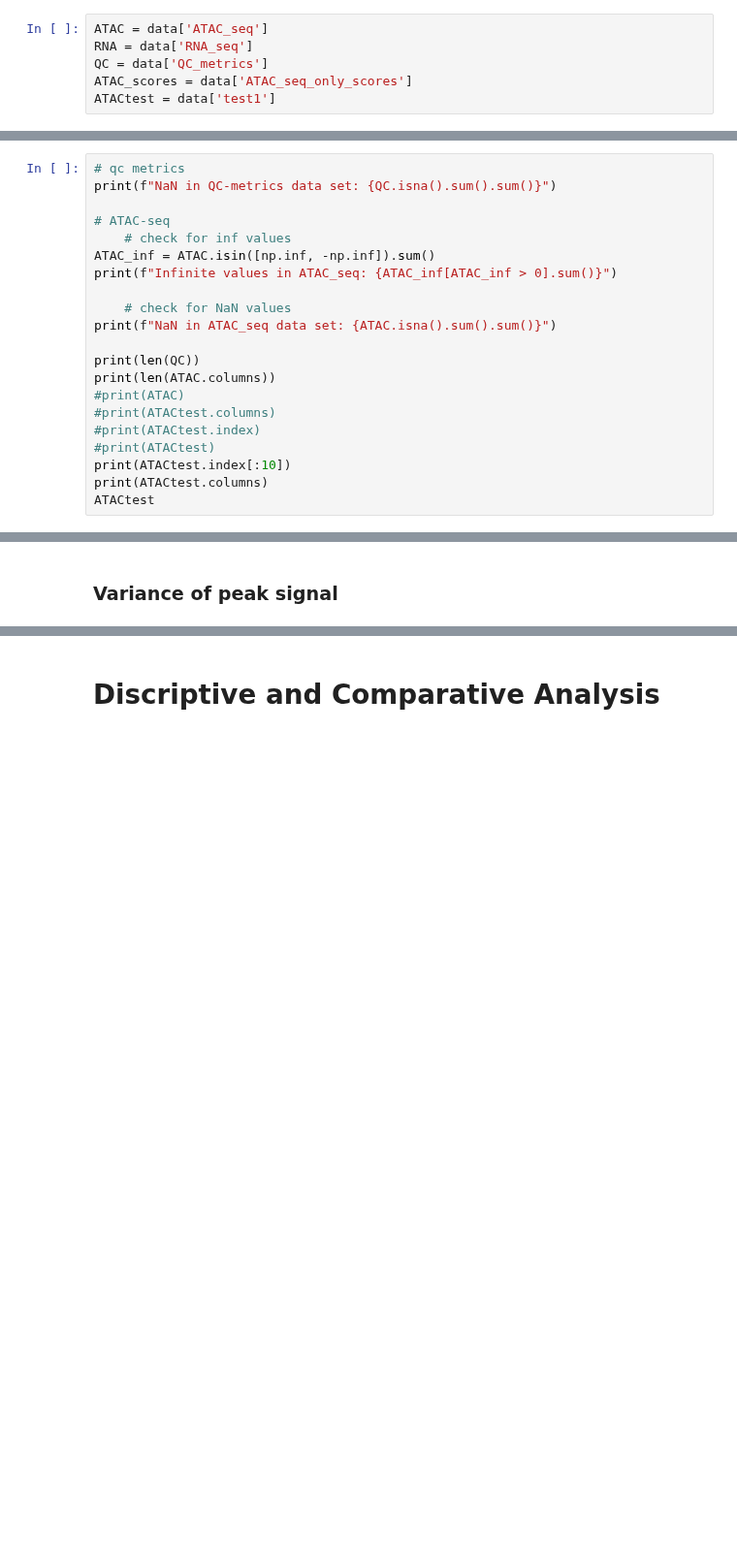
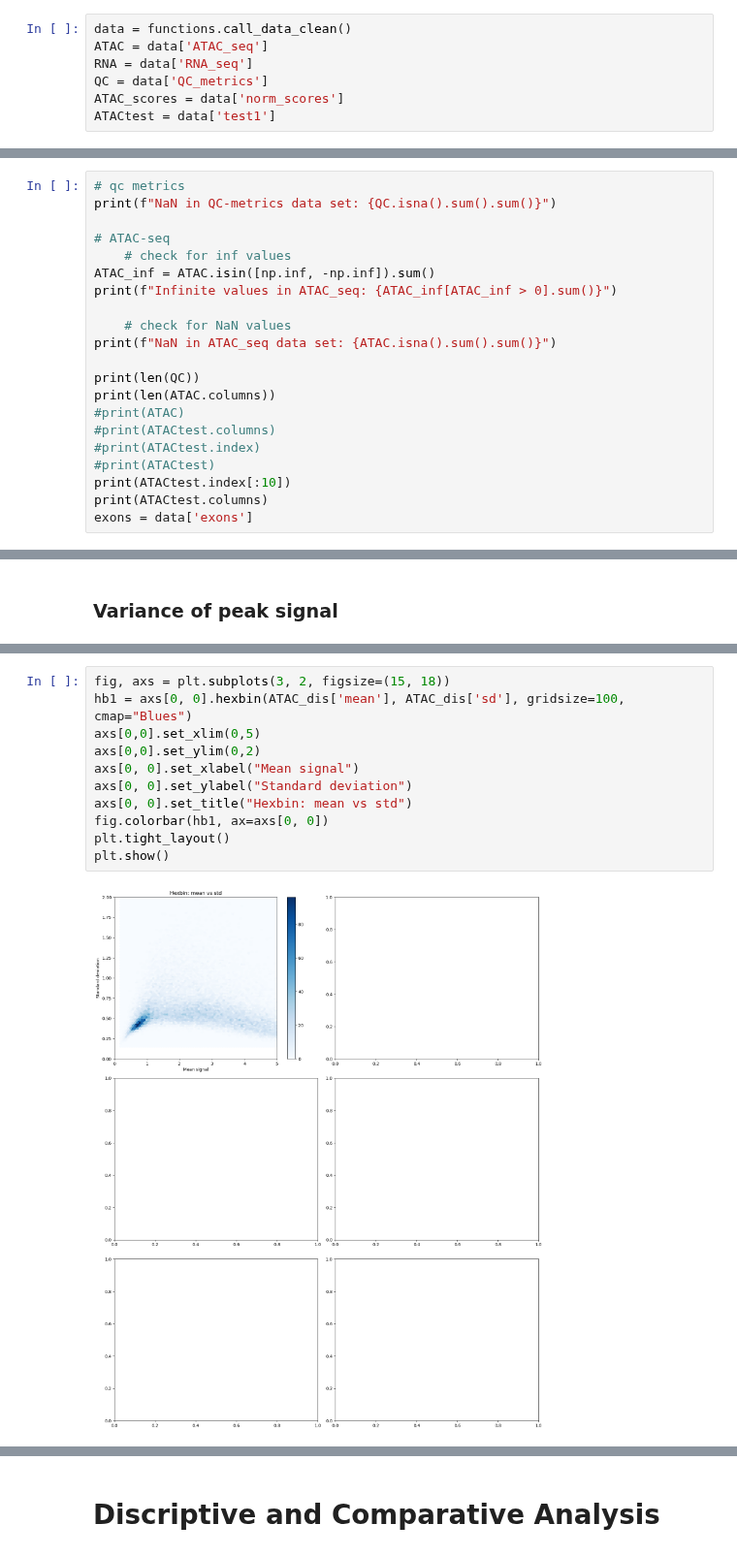
Before and after one commit to Topic2-Gene-Regulation-Immune-Cells/abT-gdT-cells-Team3, a Jupyter notebook: Immune_Cells_abgdT_GeneReg copy.ipynb, the cells around one changed output, grey strips where cells are left out. Shown at 97% size. Drawn from its saved outputs; the diff is of its cells as text; blank space fills up the shorter version.

```diff
--- a/Immune_Cells_abgdT_GeneReg copy.ipynb
+++ b/Immune_Cells_abgdT_GeneReg copy.ipynb
@@ -18,8 +17,9 @@ data = functions.call_data_clean(p_threshold=1.3)
 # %%
+data = functions.call_data_clean()
 ATAC = data['ATAC_seq']
 RNA = data['RNA_seq']
 QC = data['QC_metrics']
-ATAC_scores = data['ATAC_seq_only_scores']
+ATAC_scores = data['norm_scores']
 ATACtest = data['test1']
 # %% [markdown]
 # Data Clean up and Normalization
@@ -46,5 +46,5 @@ print(len(ATAC.columns))
 #print(ATACtest)
 print(ATACtest.index[:10])
 print(ATACtest.columns)
-ATACtest
+exons = data['exons']
 # %% [output]
@@ -133,0 +167,13 @@ Length: 90, dtype: float64
+# %%
+fig, axs = plt.subplots(3, 2, figsize=(15, 18))
+hb1 = axs[0, 0].hexbin(ATAC_dis['mean'], ATAC_dis['sd'], gridsize=100, cmap="Blues")
+axs[0,0].set_xlim(0,5)
+axs[0,0].set_ylim(0,2)
+axs[0, 0].set_xlabel("Mean signal")
+axs[0, 0].set_ylabel("Standard deviation")
+axs[0, 0].set_title("Hexbin: mean vs std")
+fig.colorbar(hb1, ax=axs[0, 0])
+plt.tight_layout()
+plt.show()
+# %% [output]
+[figure, added]
```
Also changed, not shown: parts of 9 cells of this notebook, 1 other file.
